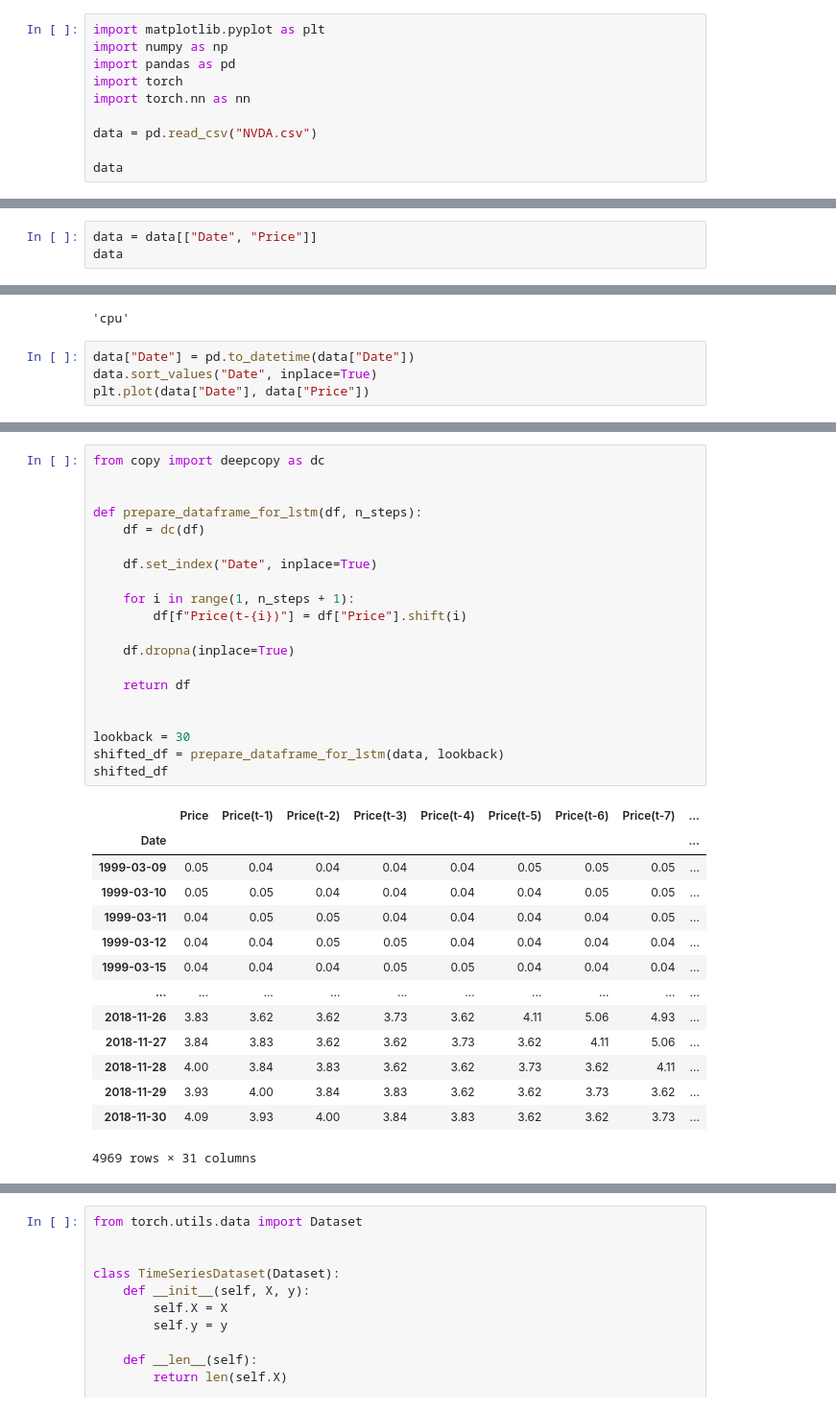
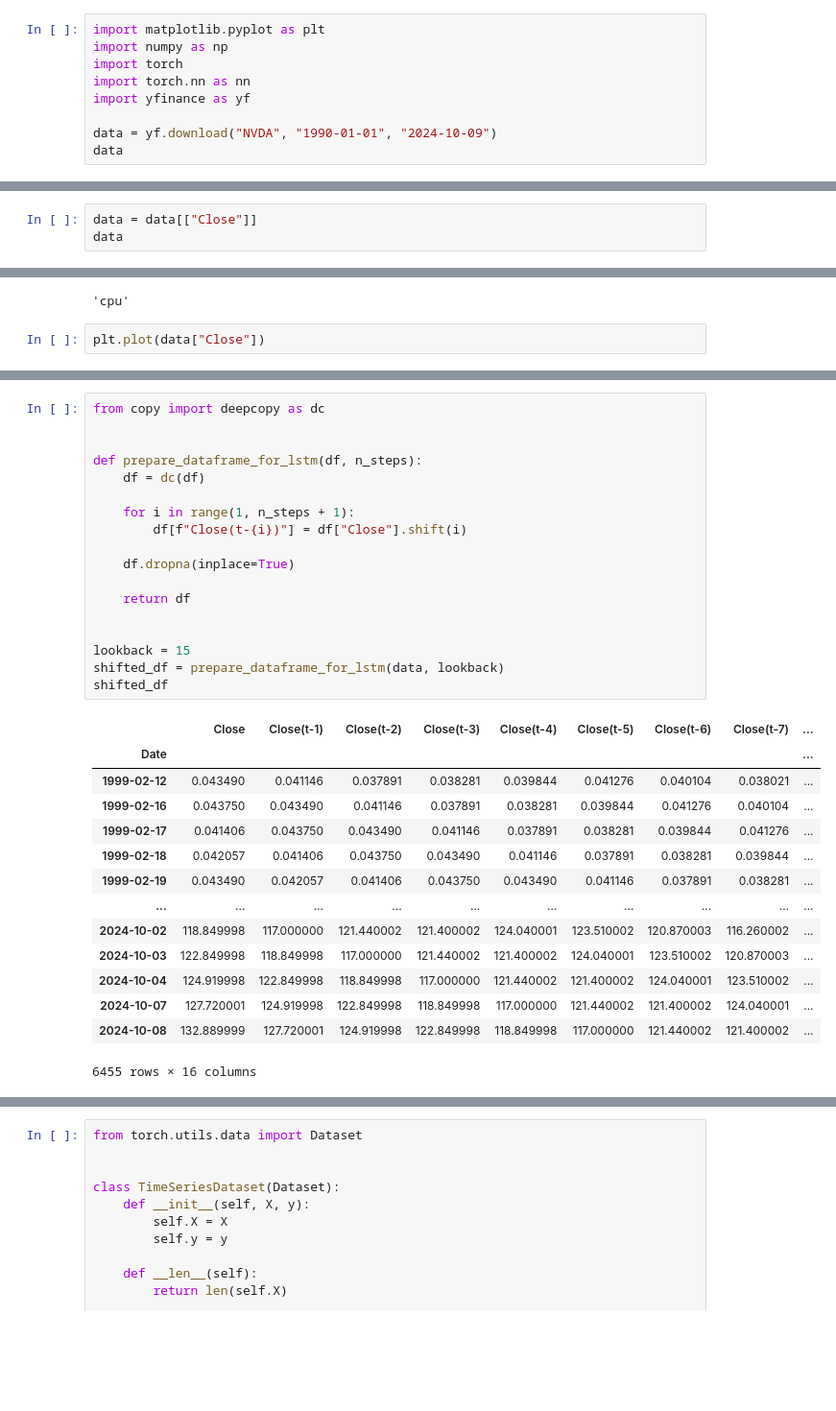
Before and after one commit to DPareek15/share-price-predictor, a Jupyter notebook: notebook.ipynb, the cells around one changed output, grey strips where cells are left out. Shown: that part at 96% size. Cells and saved outputs as stored; diff of their text form; blank space fills up the shorter version.

```diff
--- a/notebook.ipynb
+++ b/notebook.ipynb
@@ -1,11 +1,10 @@
 # %%
 import matplotlib.pyplot as plt
 import numpy as np
-import pandas as pd
 import torch
 import torch.nn as nn
+import yfinance as yf
 
-data = pd.read_csv("NVDA.csv")
-
+data = yf.download("NVDA", "1990-01-01", "2024-10-09")
 data
 # %% [output]
@@ -25,4 +26,4 @@ data
 # %%
-data = data[["Date", "Price"]]
+data = data[["Close"]]
 data
 # %% [output]
@@ -45,7 +47,5 @@ device
 # %% [output]
 'cpu'
 # %%
-data["Date"] = pd.to_datetime(data["Date"])
-data.sort_values("Date", inplace=True)
-plt.plot(data["Date"], data["Price"])
+plt.plot(data["Close"])
 # %% [output]
@@ -63,38 +54,36 @@ See the caveats in the documentation: https://pandas.pydata.org/pandas-docs/stab
 # %%
 from copy import deepcopy as dc
 
 
 def prepare_dataframe_for_lstm(df, n_steps):
     df = dc(df)
 
-    df.set_index("Date", inplace=True)
-
     for i in range(1, n_steps + 1):
-        df[f"Price(t-{i})"] = df["Price"].shift(i)
+        df[f"Close(t-{i})"] = df["Close"].shift(i)
 
     df.dropna(inplace=True)
 
     return df
 
 
-lookback = 30
+lookback = 15
 shifted_df = prepare_dataframe_for_lstm(data, lookback)
 shifted_df
 # %% [output]
-|  | Price | Price(t-1) | Price(t-2) | Price(t-3) | Price(t-4) | Price(t-5) | Price(t-6) | Price(t-7) | ... |
+|  | Close | Close(t-1) | Close(t-2) | Close(t-3) | Close(t-4) | Close(t-5) | Close(t-6) | Close(t-7) | ... |
 | Date |  |  |  |  |  |  |  |  | ... |
-| 1999-03-09 | 0.05 | 0.04 | 0.04 | 0.04 | 0.04 | 0.05 | 0.05 | 0.05 | ... |
-| 1999-03-10 | 0.05 | 0.05 | 0.04 | 0.04 | 0.04 | 0.04 | 0.05 | 0.05 | ... |
-| 1999-03-11 | 0.04 | 0.05 | 0.05 | 0.04 | 0.04 | 0.04 | 0.04 | 0.05 | ... |
-| 1999-03-12 | 0.04 | 0.04 | 0.05 | 0.05 | 0.04 | 0.04 | 0.04 | 0.04 | ... |
-| 1999-03-15 | 0.04 | 0.04 | 0.04 | 0.05 | 0.05 | 0.04 | 0.04 | 0.04 | ... |
+| 1999-02-12 | 0.043490 | 0.041146 | 0.037891 | 0.038281 | 0.039844 | 0.041276 | 0.040104 | 0.038021 | ... |
+| 1999-02-16 | 0.043750 | 0.043490 | 0.041146 | 0.037891 | 0.038281 | 0.039844 | 0.041276 | 0.040104 | ... |
+| 1999-02-17 | 0.041406 | 0.043750 | 0.043490 | 0.041146 | 0.037891 | 0.038281 | 0.039844 | 0.041276 | ... |
+| 1999-02-18 | 0.042057 | 0.041406 | 0.043750 | 0.043490 | 0.041146 | 0.037891 | 0.038281 | 0.039844 | ... |
+| 1999-02-19 | 0.043490 | 0.042057 | 0.041406 | 0.043750 | 0.043490 | 0.041146 | 0.037891 | 0.038281 | ... |
 | ... | ... | ... | ... | ... | ... | ... | ... | ... | ... |
-| 2018-11-26 | 3.83 | 3.62 | 3.62 | 3.73 | 3.62 | 4.11 | 5.06 | 4.93 | ... |
-| 2018-11-27 | 3.84 | 3.83 | 3.62 | 3.62 | 3.73 | 3.62 | 4.11 | 5.06 | ... |
-| 2018-11-28 | 4.00 | 3.84 | 3.83 | 3.62 | 3.62 | 3.73 | 3.62 | 4.11 | ... |
-| 2018-11-29 | 3.93 | 4.00 | 3.84 | 3.83 | 3.62 | 3.62 | 3.73 | 3.62 | ... |
-| 2018-11-30 | 4.09 | 3.93 | 4.00 | 3.84 | 3.83 | 3.62 | 3.62 | 3.73 | ... |
+| 2024-10-02 | 118.849998 | 117.000000 | 121.440002 | 121.400002 | 124.040001 | 123.510002 | 120.870003 | 116.260002 | ... |
+| 2024-10-03 | 122.849998 | 118.849998 | 117.000000 | 121.440002 | 121.400002 | 124.040001 | 123.510002 | 120.870003 | ... |
+| 2024-10-04 | 124.919998 | 122.849998 | 118.849998 | 117.000000 | 121.440002 | 121.400002 | 124.040001 | 123.510002 | ... |
+| 2024-10-07 | 127.720001 | 124.919998 | 122.849998 | 118.849998 | 117.000000 | 121.440002 | 121.400002 | 124.040001 | ... |
+| 2024-10-08 | 132.889999 | 127.720001 | 124.919998 | 122.849998 | 118.849998 | 117.000000 | 121.440002 | 121.400002 | ... |
-4969 rows × 31 columns
+6455 rows × 16 columns
 # %%
 shifted_df_as_np = shifted_df.to_numpy()
 
```
Also changed, not shown: parts of 22 cells of this notebook, 3 other files.
